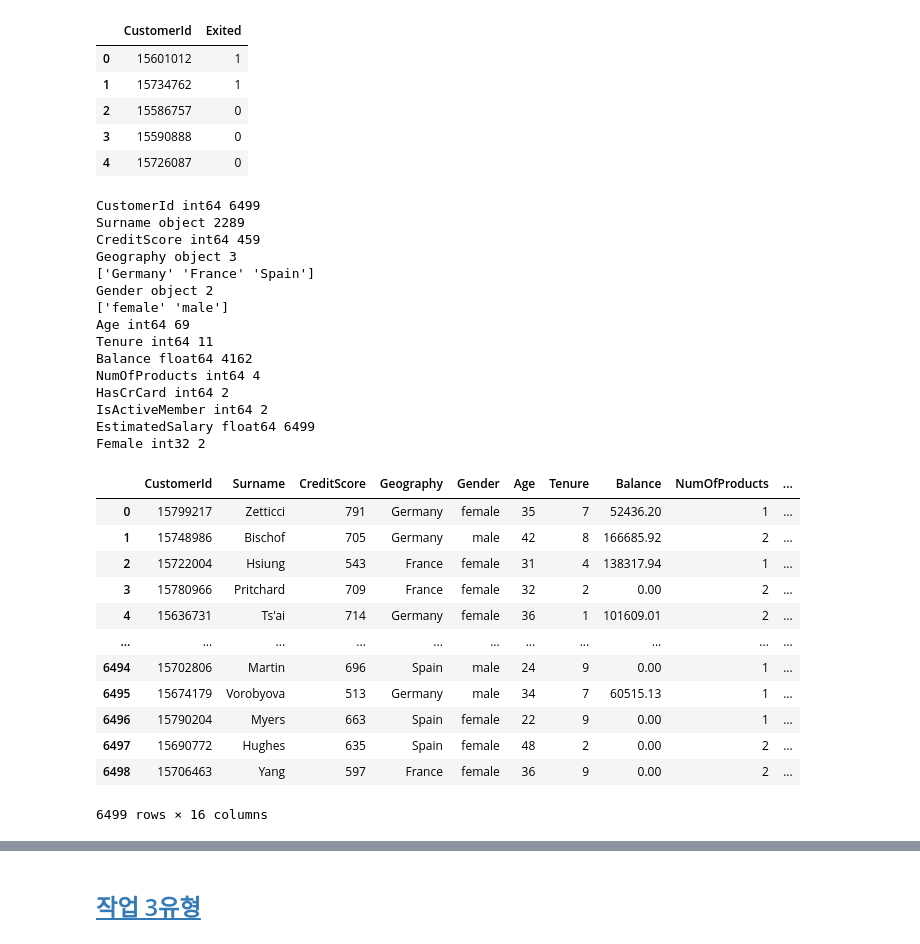
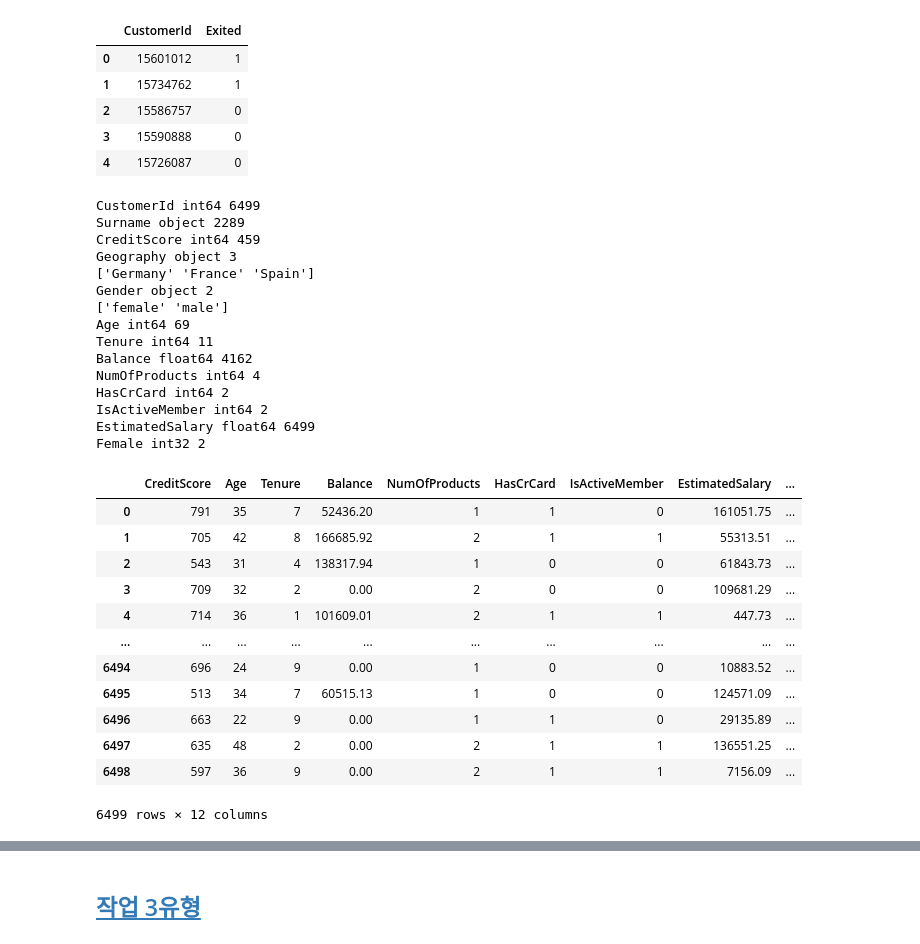
Before and after one commit to wonder1ng/study, a Jupyter notebook: 231130_01_빅분기_준비.ipynb, the cells around one changed output, grey strips where cells are left out. Cells and saved outputs as stored; diff of their text form; code cells hidden in the pictures.

```diff
--- a/231130_01_빅분기_준비.ipynb
+++ b/231130_01_빅분기_준비.ipynb
@@ -399,39 +399,39 @@ display(y_test.head())
 # %%
 x_train['Gender'] = x_train['Gender'].apply(str.strip).apply(str.lower)
 for _ in x_train.columns:
     print(_, x_train[_].dtype, x_train[_].nunique())
     if x_train[_].dtype==object and x_train[_].nunique()<10:
         print(x_train[_].unique())
 # pd.get_dummies()
 x_train['Female'] = pd.get_dummies(x_train['Gender'], dtype=int).female
-x_train_modified = pd.concat([x_train, pd.get_dummies(x_train['Geography'], dtype=int)], axis=1)
+x_train_modified = pd.concat([x_train, pd.get_dummies(x_train['Geography'], dtype=int)], axis=1).drop(columns=['CustomerId', 'Surname', 'Geography', 'Gender'])
 x_train_modified
 # %% [output]
 CustomerId int64 6499
 Surname object 2289
 CreditScore int64 459
 Geography object 3
 ['Germany' 'France' 'Spain']
 Gender object 2
 ['female' 'male']
 Age int64 69
 Tenure int64 11
 Balance float64 4162
 NumOfProducts int64 4
 HasCrCard int64 2
 IsActiveMember int64 2
 EstimatedSalary float64 6499
 Female int32 2
-|  | CustomerId | Surname | CreditScore | Geography | Gender | Age | Tenure | Balance | NumOfProducts | ... |
-| 0 | 15799217 | Zetticci | 791 | Germany | female | 35 | 7 | 52436.20 | 1 | ... |
-| 1 | 15748986 | Bischof | 705 | Germany | male | 42 | 8 | 166685.92 | 2 | ... |
-| 2 | 15722004 | Hsiung | 543 | France | female | 31 | 4 | 138317.94 | 1 | ... |
-| 3 | 15780966 | Pritchard | 709 | France | female | 32 | 2 | 0.00 | 2 | ... |
-| 4 | 15636731 | Ts'ai | 714 | Germany | female | 36 | 1 | 101609.01 | 2 | ... |
-| ... | ... | ... | ... | ... | ... | ... | ... | ... | ... | ... |
-| 6494 | 15702806 | Martin | 696 | Spain | male | 24 | 9 | 0.00 | 1 | ... |
-| 6495 | 15674179 | Vorobyova | 513 | Germany | male | 34 | 7 | 60515.13 | 1 | ... |
-| 6496 | 15790204 | Myers | 663 | Spain | female | 22 | 9 | 0.00 | 1 | ... |
-| 6497 | 15690772 | Hughes | 635 | Spain | female | 48 | 2 | 0.00 | 2 | ... |
-| 6498 | 15706463 | Yang | 597 | France | female | 36 | 9 | 0.00 | 2 | ... |
+|  | CreditScore | Age | Tenure | Balance | NumOfProducts | HasCrCard | IsActiveMember | EstimatedSalary | ... |
+| 0 | 791 | 35 | 7 | 52436.20 | 1 | 1 | 0 | 161051.75 | ... |
+| 1 | 705 | 42 | 8 | 166685.92 | 2 | 1 | 1 | 55313.51 | ... |
+| 2 | 543 | 31 | 4 | 138317.94 | 1 | 0 | 0 | 61843.73 | ... |
+| 3 | 709 | 32 | 2 | 0.00 | 2 | 0 | 0 | 109681.29 | ... |
+| 4 | 714 | 36 | 1 | 101609.01 | 2 | 1 | 1 | 447.73 | ... |
+| ... | ... | ... | ... | ... | ... | ... | ... | ... | ... |
+| 6494 | 696 | 24 | 9 | 0.00 | 1 | 0 | 0 | 10883.52 | ... |
+| 6495 | 513 | 34 | 7 | 60515.13 | 1 | 0 | 0 | 124571.09 | ... |
+| 6496 | 663 | 22 | 9 | 0.00 | 1 | 1 | 0 | 29135.89 | ... |
+| 6497 | 635 | 48 | 2 | 0.00 | 2 | 1 | 1 | 136551.25 | ... |
+| 6498 | 597 | 36 | 9 | 0.00 | 2 | 1 | 1 | 7156.09 | ... |
-6499 rows × 16 columns
+6499 rows × 12 columns
```
Also changed, not shown: parts of 15 cells of this notebook.
